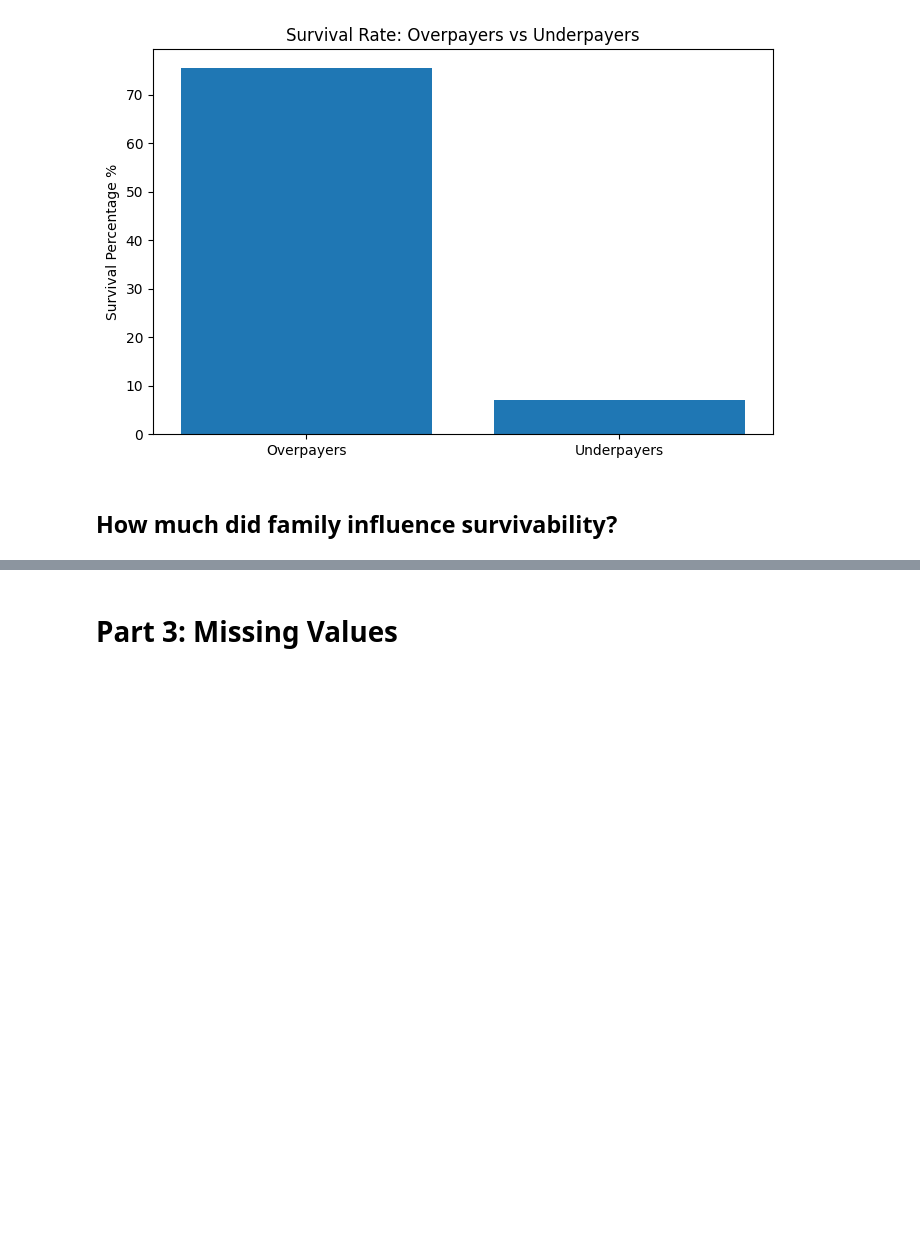
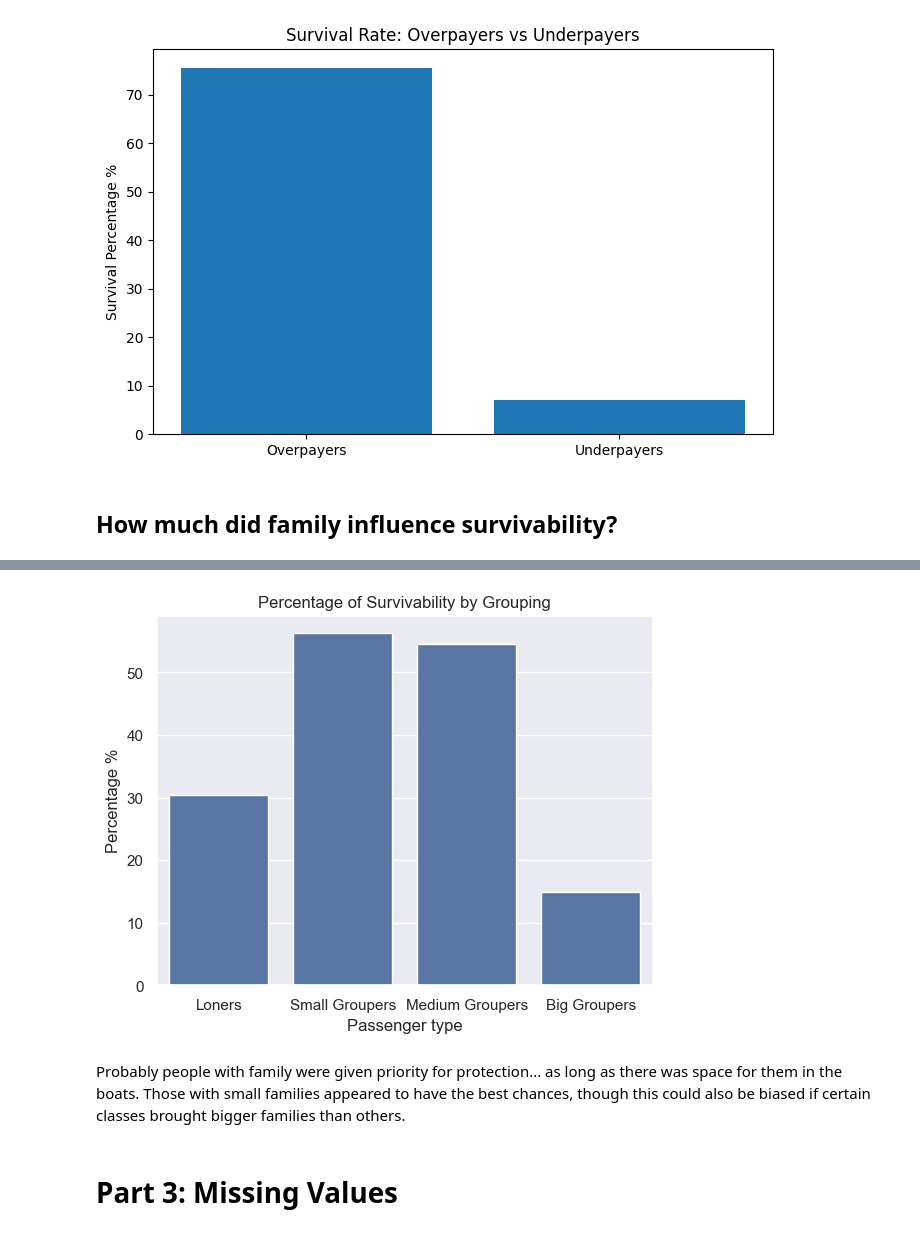
Before and after one commit to Jesus-PerezG/TC2004B-Jesus, a Jupyter notebook: notebooks/Titanic.ipynb, the cells around one changed output, grey strips where cells are left out. Drawn from its saved outputs; the diff is of its cells as text; code cells hidden in the pictures; blank space fills up the shorter version.

```diff
--- a/notebooks/Titanic.ipynb
+++ b/notebooks/Titanic.ipynb
@@ -155,3 +175,19 @@ This could be due to internal protection between the family when loners have no
+# %%
+s_groupers = titanic[(titanic['SibSp'] + titanic['Parch'] > 0) & (titanic['SibSp'] + titanic['Parch'] <= 2)]
+m_groupers = titanic[(titanic['SibSp'] + titanic['Parch'] > 2) & (titanic['SibSp'] + titanic['Parch'] <= 4)]
+b_groupers = titanic[(titanic['SibSp'] + titanic['Parch'] > 4)]
+
+sns.set_style("whitegrid")
+sns.set_theme()
+sns.barplot(x = ['Loners', 'Small Groupers', 'Medium Groupers', 'Big Groupers'], y = [loners['Survived'].mean() * 100, s_groupers['Survived'].mean() * 100, m_groupers['Survived'].mean() * 100, b_groupers['Survived'].mean() * 100])
+plt.title("Percentage of Survivability by Grouping")
+plt.xlabel('Passenger type')
+plt.ylabel('Percentage %')
+plt.show()
+# %% [output]
+[figure, added]
+# %% [markdown]
+Probably people with family were given priority for protection... as long as there was space for them in the boats. Those with small families appeared to have the best chances, though this could also be biased if certain classes brought bigger families than others.
 # %% [markdown]
 # Part 3: Missing Values
 # %% [markdown]
```
Also changed, not shown: parts of 15 cells of this notebook, 1 other file.
